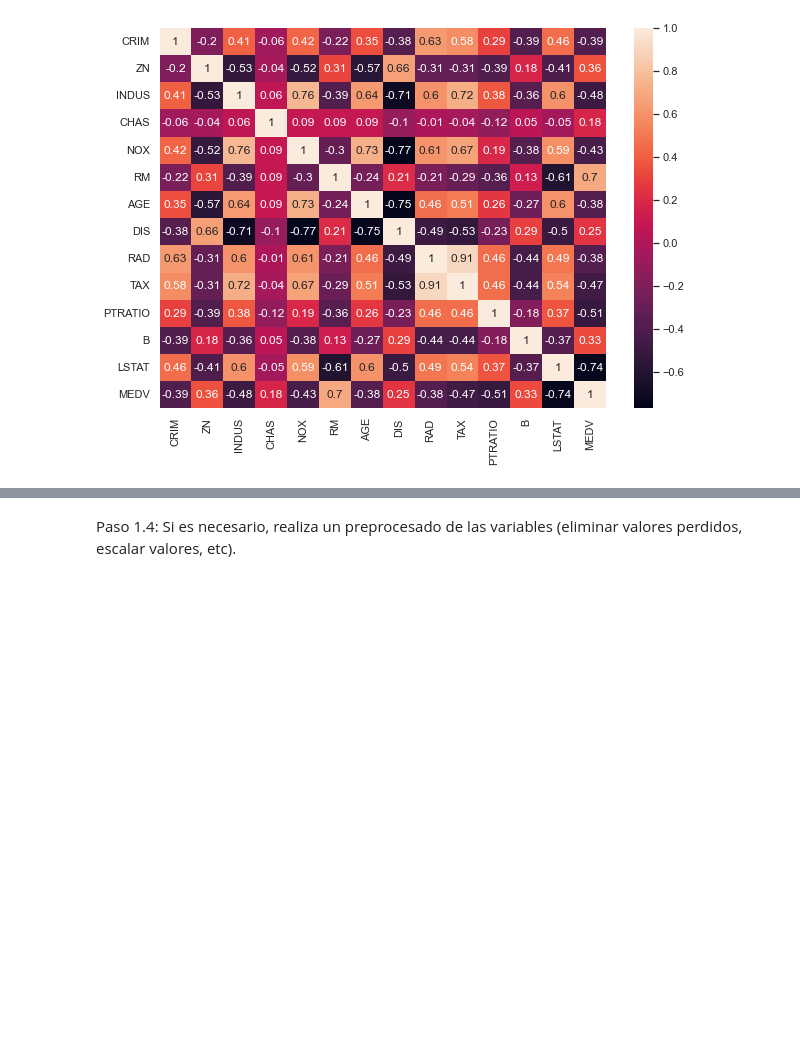
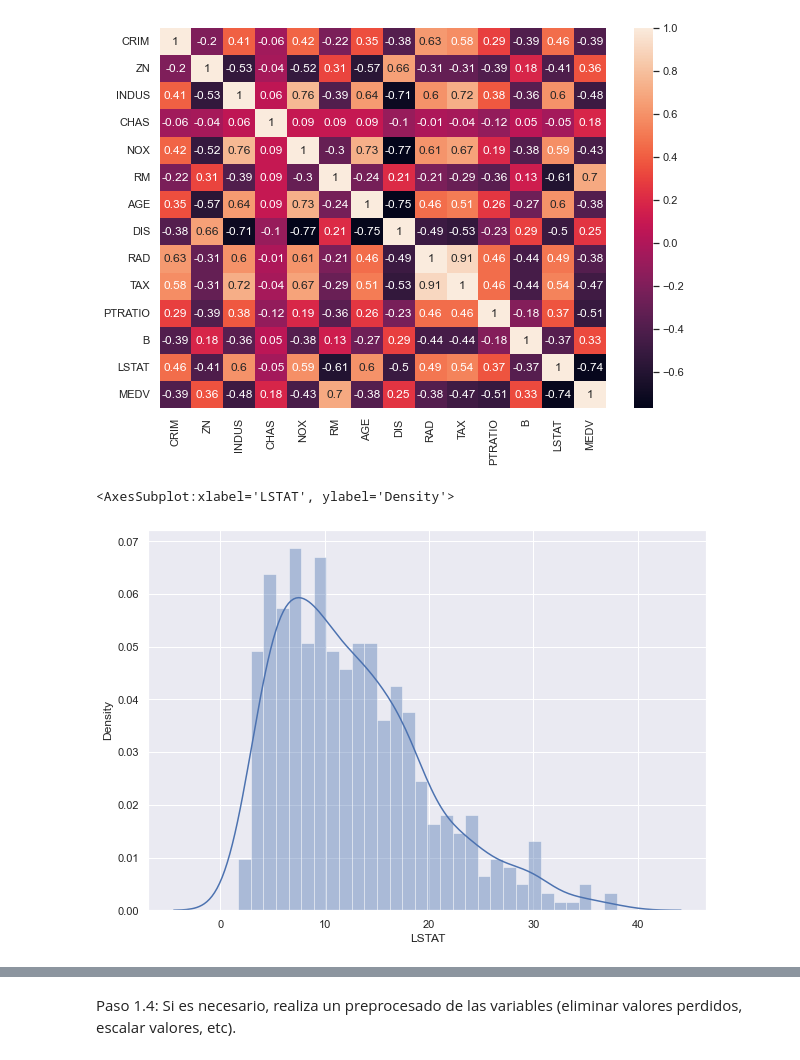
Before and after one commit to golly10/Metodos-predictivos, a Jupyter notebook: Tema 2/MetodosPredictivos-NotebookTareaSemana2.ipynb, the cells around one changed output, grey strips where cells are left out. Drawn from its saved outputs; the diff is of its cells as text; code cells hidden in the pictures; blank space fills up the shorter version.

```diff
--- a/Tema 2/MetodosPredictivos-NotebookTareaSemana2.ipynb
+++ b/Tema 2/MetodosPredictivos-NotebookTareaSemana2.ipynb
@@ -61,3 +61,9 @@ sns.heatmap(data=corr_mat, annot=True)
 # %% [output]
 <AxesSubplot:>
 [figure]
+# %%
+sns.set(rc={'figure.figsize': (10, 7)})
+sns.distplot(data["LSTAT"], bins=30)
+# %% [output]
+<AxesSubplot:xlabel='LSTAT', ylabel='Density'>
+[figure, added]
```
Also changed, not shown: parts of 13 cells of this notebook.
